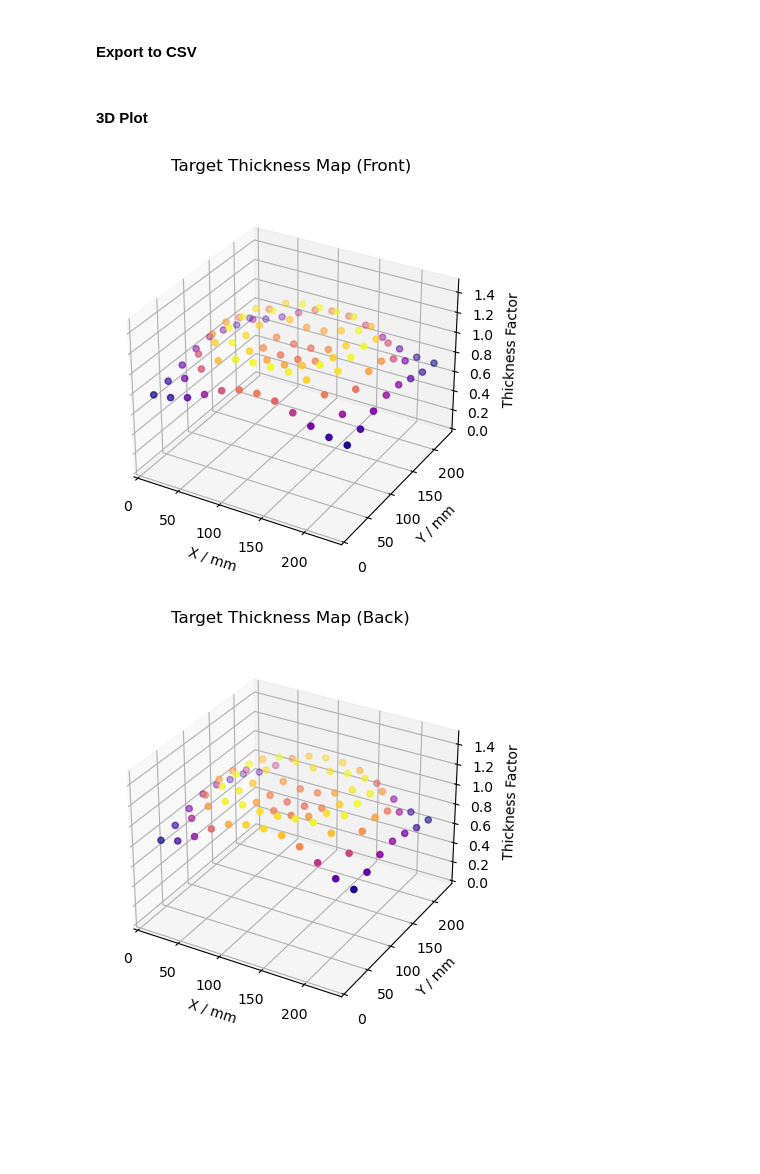
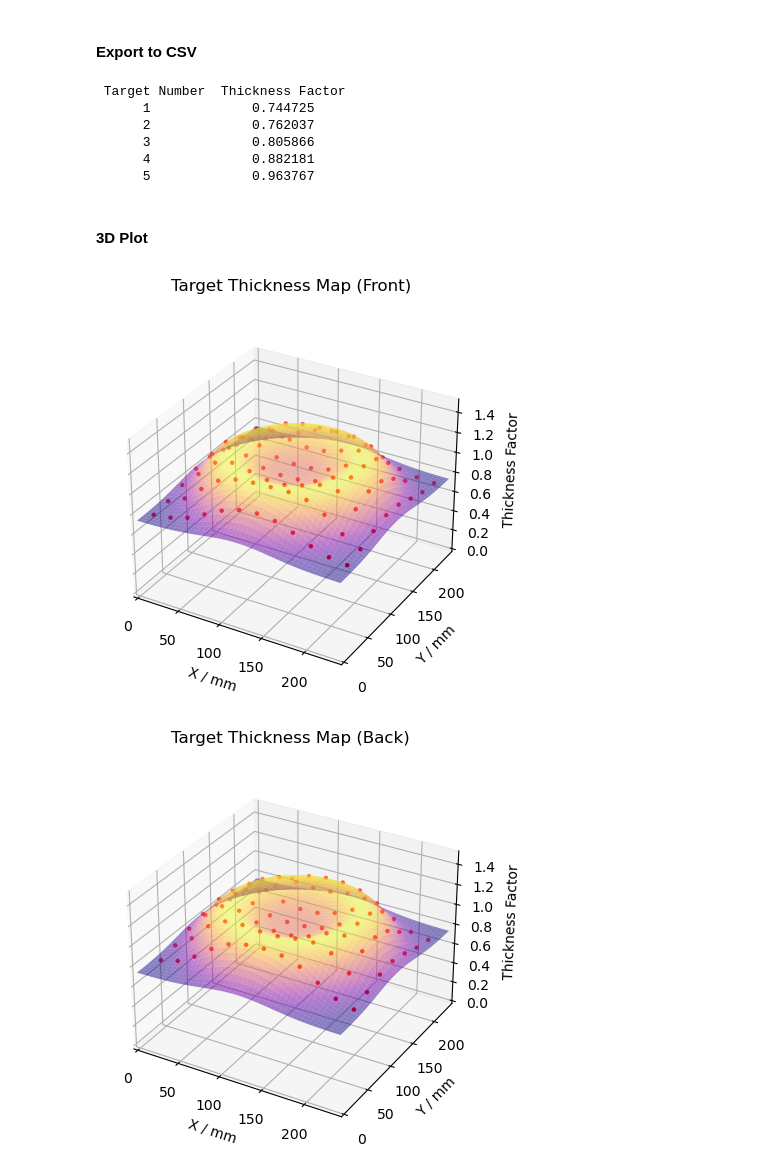
Before and after one commit to ryanlleung/TapeTargetry, a Jupyter notebook: tapeman.ipynb, the cells around one changed output. Drawn from its saved outputs; the diff is of its cells as text; code cells hidden in the pictures; blank space fills up the shorter version.

```diff
--- a/tapeman.ipynb
+++ b/tapeman.ipynb
@@ -94,7 +102,7 @@ plt.show()
 x_ = np.linspace(0, PLATE_X, 100)
 y_ = np.linspace(0, PLATE_Y, 100)
 xx_, yy_ = np.meshgrid(x_, y_)
-zz_ = -cs(np.sqrt((xx_ - CENTER_X) ** 2 + (yy_ - CENTER_Y) ** 2)) + 1
+zz_f = -cs(np.sqrt((xx_ - CENTER_X) ** 2 + (yy_ - CENTER_Y) ** 2)) + 1
 
 # Create the figure and Axes3D subplot
 fig = plt.figure()
@@ -102,7 +110,7 @@ ax = plt.axes(projection='3d')
 ax.view_init(-30, 30)
 
 # Plot the surface
-ax.plot_surface(xx_, yy_, zz_, cmap='plasma', edgecolor='none')
+ax.plot_surface(xx_, yy_, zz_f, cmap='plasma', edgecolor='none')
 
 # Customize the plot
 ax.set_xlabel('X / mm')
@@ -210,6 +227,18 @@ plt.show()
 import pandas as pd
 df = pd.DataFrame({'Target Number': n, 'Thickness Factor': target_tf})
 df.to_csv('target_data.csv', index=False)
+
+# Load csv head
+with open('target_data.csv', 'r') as f:
+    df = pd.read_csv(f)
+print(df.head().to_string(index=False, justify='center'))
+# %% [output]
+ Target Number  Thickness Factor
+      1             0.744725
+      2             0.762037
+      3             0.805866
+      4             0.882181
+      5             0.963767
 # %% [markdown]
 #### 3D Plot
 # %%
@@ -223,7 +252,8 @@ fig = plt.figure()
 ax = plt.axes(projection='3d')
 
 # Plot the data points
-ax.scatter3D(x, y, z, c=z, cmap='plasma')
+ax.scatter3D(x, y, z, c='r', s=5)
+ax.plot_surface(xx_, yy_, zz_, cmap='plasma', edgecolor='none', alpha=0.5)
 
 # Customize the plot
 ax.set_xlabel('X / mm')
@@ -237,30 +267,31 @@ ax.set_title('Target Thickness Map (Front)', pad=20)
 # Display the plot
 plt.show()
 # %% [output]
-[figure, old version]
+[figure, new version]
 # %%
 # Separate the columns of the data array
 x = back_data[:, 0]
 y = -back_data[:, 1]
 z = back_tf
 
 # Create the figure and Axes3D subplot
 fig = plt.figure()
 ax = plt.axes(projection='3d')
 
 # Plot the data points
-ax.scatter3D(x, y, z, c=z, cmap='plasma')
+ax.scatter3D(x, y, z, c='r', s=5)
+ax.plot_surface(xx_, yy_, zz_, cmap='plasma', edgecolor='none', alpha=0.5)
 
 # Customize the plot
 ax.set_xlabel('X / mm')
 ax.set_ylabel('Y / mm')
 ax.set_zlabel('Thickness Factor')
 ax.set_xlim(0, PLATE_X)
 ax.set_ylim(0, PLATE_Y)
 ax.set_zlim(0, 1.5)
 ax.set_title('Target Thickness Map (Back)', pad=20)
 
 # Display the plot
 plt.show()
 # %% [output]
-[figure, old version]
+[figure, new version]
```
Also changed, not shown: parts of 5 cells of this notebook.
